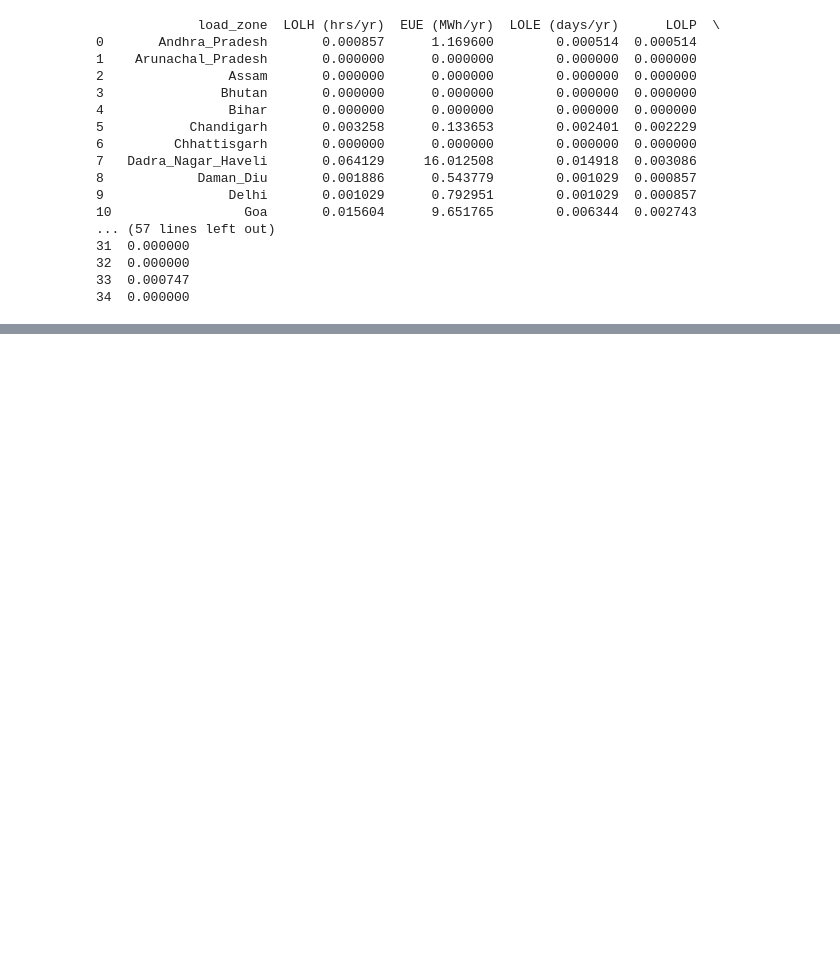
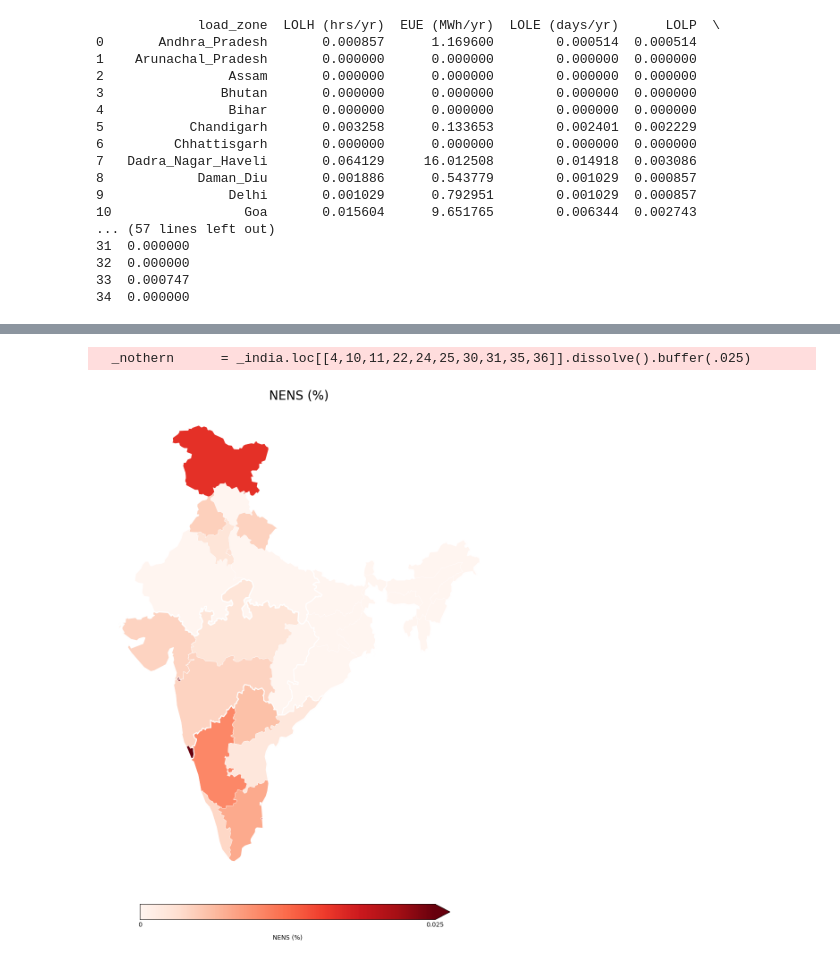
Before and after one commit to cetlab-ucsb/gridpath_india_viz, a Jupyter notebook: software/ra_metrics_stats.ipynb, the cells around one changed output, grey strips where cells are left out. Drawn from its saved outputs; the diff is of its cells as text; code cells hidden in the pictures; blank space fills up the shorter version.

```diff
--- a/software/ra_metrics_stats.ipynb
+++ b/software/ra_metrics_stats.ipynb
@@ -327,0 +402,63 @@ else:
+# %%
+
+path_to_data = '/home/abhis/india_power/gridpath_india_viz/data/'
+
+_india  = gpd.read_file(path_to_data + r"map/india/india-polygon.shp").to_crs("epsg:4326")
+_india['geometry'] = _india['geometry'].apply(lambda geom: make_valid(geom) if geom else None)
+_india = _india.dropna(subset=['geometry'])
+
+_india = _india.rename(columns={'st_nm': 'load_zone'})
+_india['load_zone'] = _india['load_zone'].str.replace(" ", "_").str.replace("_and_", "_")
+
+
+_nothern      = _india.loc[[4,10,11,22,24,25,30,31,35,36]].dissolve().buffer(.025)
+_northeastern = _india.loc[[1,2,18,19,20,21,29]].dissolve()
+_western      = _india.loc[[5,6,7,8,9,16,17]].dissolve()
+_southern     = _india.loc[[13,14,23,27,28,34]].dissolve()
+_eastern      = _india.loc[[3,12,26,32,33]].dissolve()
+
+
+_india.loc[35, 'geometry'] = _india.loc[35, 'geometry'].union(_india.loc[36, 'geometry'])
+_india = _india.drop([0,36]).reset_index(drop=True)
+_india = pd.merge(_india, metrics_df, on='load_zone')
+
+# Plot
+metric = 'NENS (%)'
+_cmap  = plt.get_cmap('Reds')
+_norm  = plt.Normalize(vmin=0, vmax=np.sqrt(_india[metric].max()))
+
+fig, ax = plt.subplots(figsize=(14,15))
+
+
+for region in (_nothern, _northeastern, _western, _southern, _eastern):
+    region.plot(ax=ax, zorder=9, color='None', lw=1.5, edgecolor='white')
+
+for zone in _india['load_zone']:
+    val = np.sqrt(_india.loc[_india['load_zone']==zone, metric].item())
+    _india.loc[_india['load_zone']==zone].plot(
+        ax=ax, zorder=8,
+        color=_cmap(_norm(val)),
+        lw=0.5, edgecolor='white'
+    )
+
+sm = cm.ScalarMappable(cmap=_cmap, norm=_norm)
+sm.set_array([])
+
+cbar = fig.colorbar(sm, ax=ax,
+                    orientation='horizontal',
+                    fraction=0.03, pad=0.04,
+                    extend='max')
+cbar.set_ticks([_norm.vmin, _norm.vmax])
+cbar.set_ticklabels(['0',f'{_india[metric].max():.3f}'])
+cbar.ax.xaxis.set_tick_params(length=0)
+cbar.set_label(metric, rotation=0, labelpad=10)
+
+ax.set_title(metric, fontsize=20)
+ax.set_xticks([]); ax.set_yticks([])
+for spine in ax.spines.values():
+    spine.set_visible(False)
+
+plt.show()
+# %% [output]
+  _nothern      = _india.loc[[4,10,11,22,24,25,30,31,35,36]].dissolve().buffer(.025)
+[figure, added]
```
Also changed, not shown: parts of 8 cells of this notebook.
